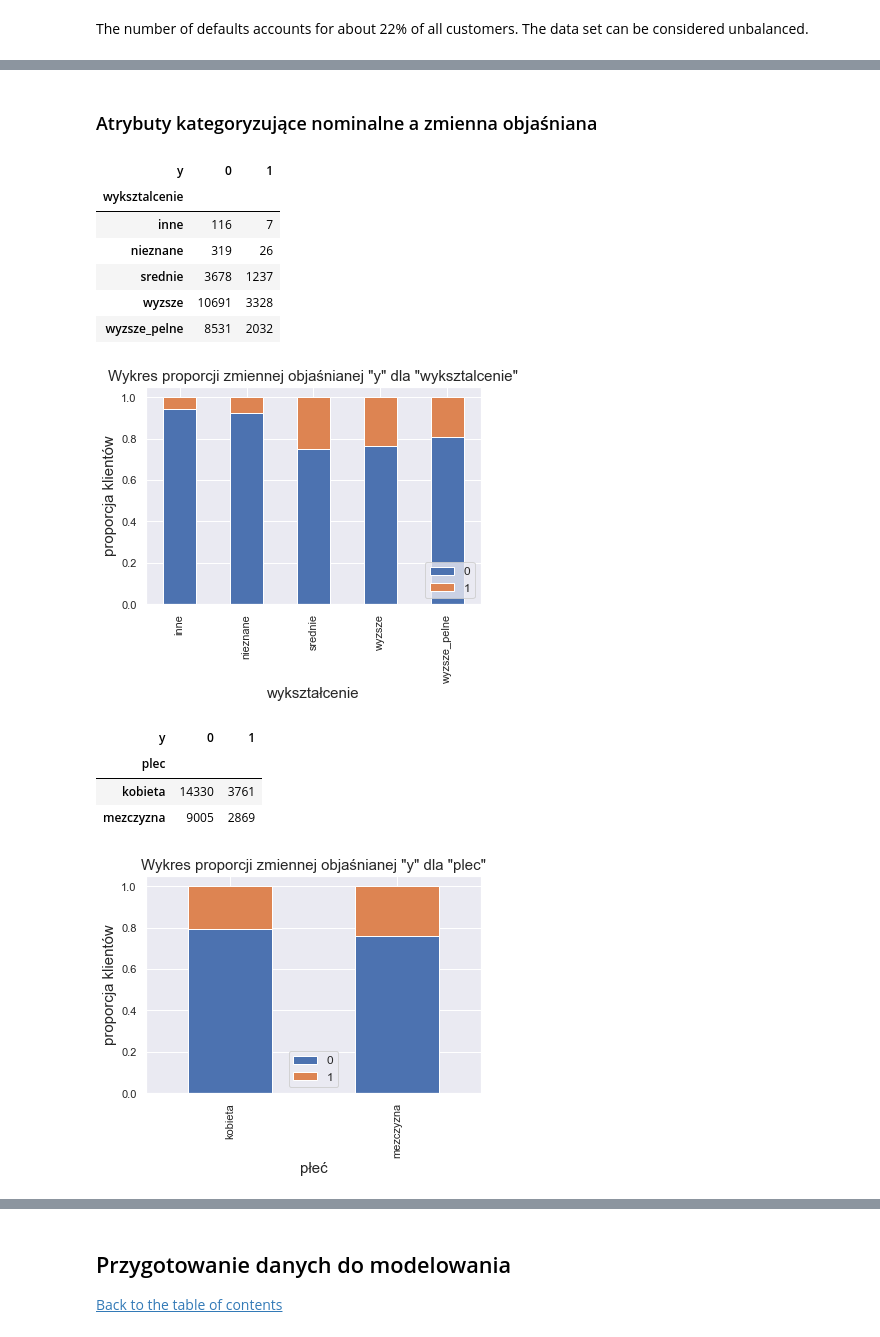
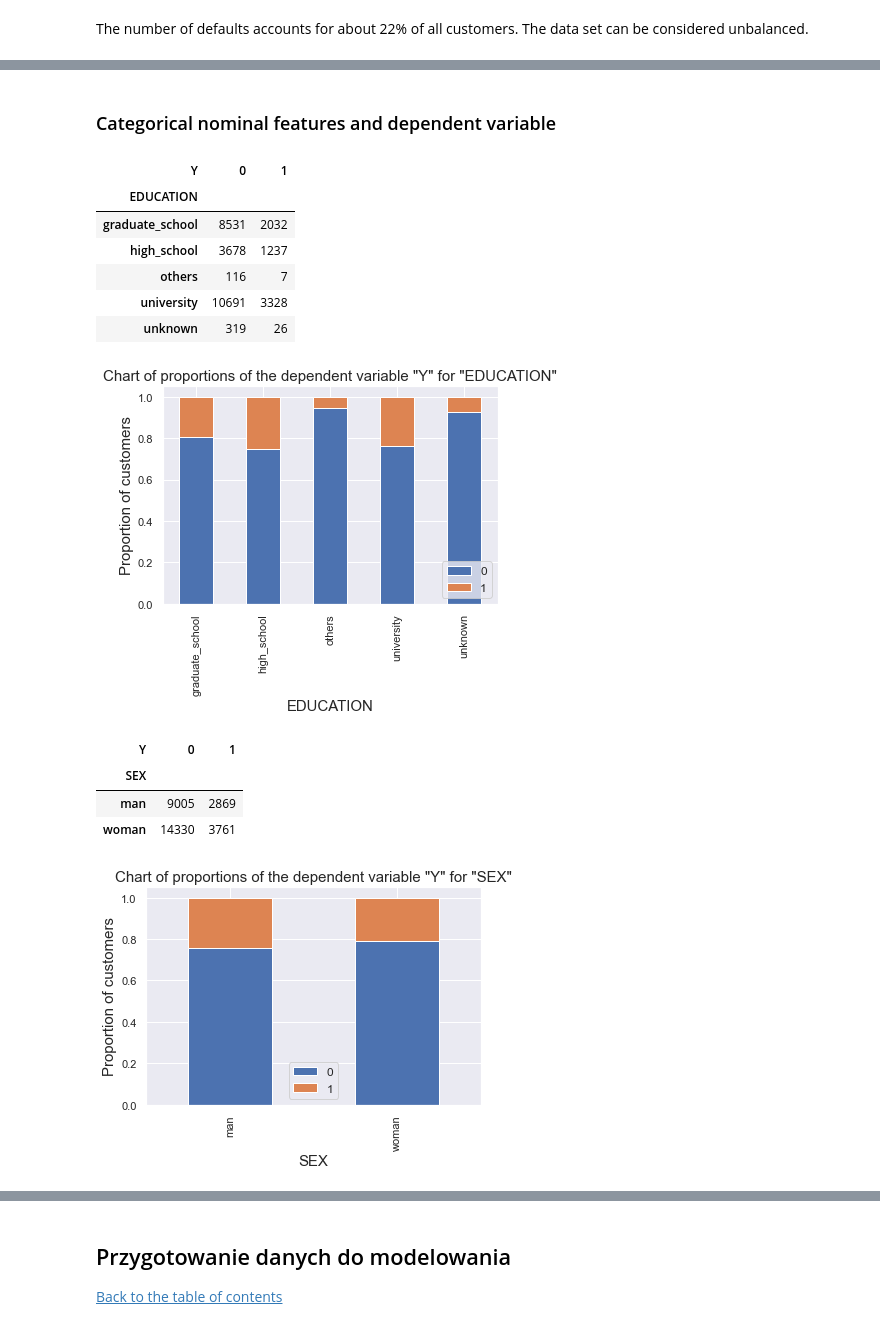
Before and after one commit to TomekSwiatek/Analiza-i-predykcja-sp-aty-nale-no-ci-przez-posiadaczy-kart-kredytowych, a Jupyter notebook: Analysis and prediction of default payments by credit card holders.ipynb, the cells around one changed output, grey strips where cells are left out. Drawn from its saved outputs; the diff is of its cells as text; code cells hidden in the pictures.

```diff
--- a/Analysis and prediction of default payments by credit card holders.ipynb
+++ b/Analysis and prediction of default payments by credit card holders.ipynb
@@ -479,38 +479,38 @@ Wydaje się być oczywiste, że `*wartość wyciągu*` jest mocno skorelowana z
 # %% [markdown]
 <a class="anchor" id="kat_celu"></a>
-### Atrybuty kategoryzujące nominalne a zmienna objaśniana
+### Categorical nominal features and dependent variable
 # %%
-#Wykres proporcji zmiennej objaśnianej "y" dla wykształcenia
-wyksz_y=pd.crosstab(df.wyksztalcenie,df.y)
-wyksz_y.div(wyksz_y.sum(1).astype(float), axis=0).plot(kind='bar', stacked=True,figsize=(6, 4))
+#Chart of proportions of the dependent variable "Y" for education
+edu_y=pd.crosstab(df.EDUCATION,df.Y)
+edu_y.div(edu_y.sum(1).astype(float), axis=0).plot(kind='bar', stacked=True,figsize=(6, 4))
 
-plt.title('Wykres proporcji zmiennej objaśnianej "y" dla "wyksztalcenie"', fontsize=15)
-plt.xlabel('wykształcenie', fontsize=15)
-plt.ylabel('proporcja klientów', fontsize=15)
+plt.title('Chart of proportions of the dependent variable "Y" for "EDUCATION"', fontsize=15)
+plt.xlabel('EDUCATION', fontsize=15)
+plt.ylabel('Proportion of customers', fontsize=15)
 plt.legend(frameon=True,loc='lower right', fontsize=12)
-wyksz_y
+edu_y
 # %% [output]
-| y | 0 | 1 |
-| wyksztalcenie |  |  |
-| inne | 116 | 7 |
-| nieznane | 319 | 26 |
-| srednie | 3678 | 1237 |
-| wyzsze | 10691 | 3328 |
-| wyzsze_pelne | 8531 | 2032 |
+| Y | 0 | 1 |
+| EDUCATION |  |  |
+| graduate_school | 8531 | 2032 |
+| high_school | 3678 | 1237 |
+| others | 116 | 7 |
+| university | 10691 | 3328 |
+| unknown | 319 | 26 |
-[figure, old version]
+[figure, new version]
 # %%
-#Wykres proporcji zmiennej objaśnianej "y" dla płci
-plec_y=pd.crosstab(df.plec,df.y)
-plec_y.div(plec_y.sum(1).astype(float), axis=0).plot(kind='bar', stacked=True,figsize=(6, 4))
-plt.title('Wykres proporcji zmiennej objaśnianej "y" dla "plec"', fontsize=15)
-plt.xlabel('płeć', fontsize=15)
-plt.ylabel('proporcja klientów', fontsize=15)
+#Chart of proportions of the dependent variable "Y" for sex
+sex_y=pd.crosstab(df.SEX,df.Y)
+sex_y.div(sex_y.sum(1).astype(float), axis=0).plot(kind='bar', stacked=True,figsize=(6, 4))
+plt.title('Chart of proportions of the dependent variable "Y" for "SEX"', fontsize=15)
+plt.xlabel('SEX', fontsize=15)
+plt.ylabel('Proportion of customers', fontsize=15)
 plt.legend(fontsize=12)
-plec_y
+sex_y
 # %% [output]
-| y | 0 | 1 |
-| plec |  |  |
-| kobieta | 14330 | 3761 |
-| mezczyzna | 9005 | 2869 |
+| Y | 0 | 1 |
+| SEX |  |  |
+| man | 9005 | 2869 |
+| woman | 14330 | 3761 |
-[figure, old version]
+[figure, new version]
 # %%
```
Also changed, not shown: parts of 22 cells of this notebook, 1 other file.
